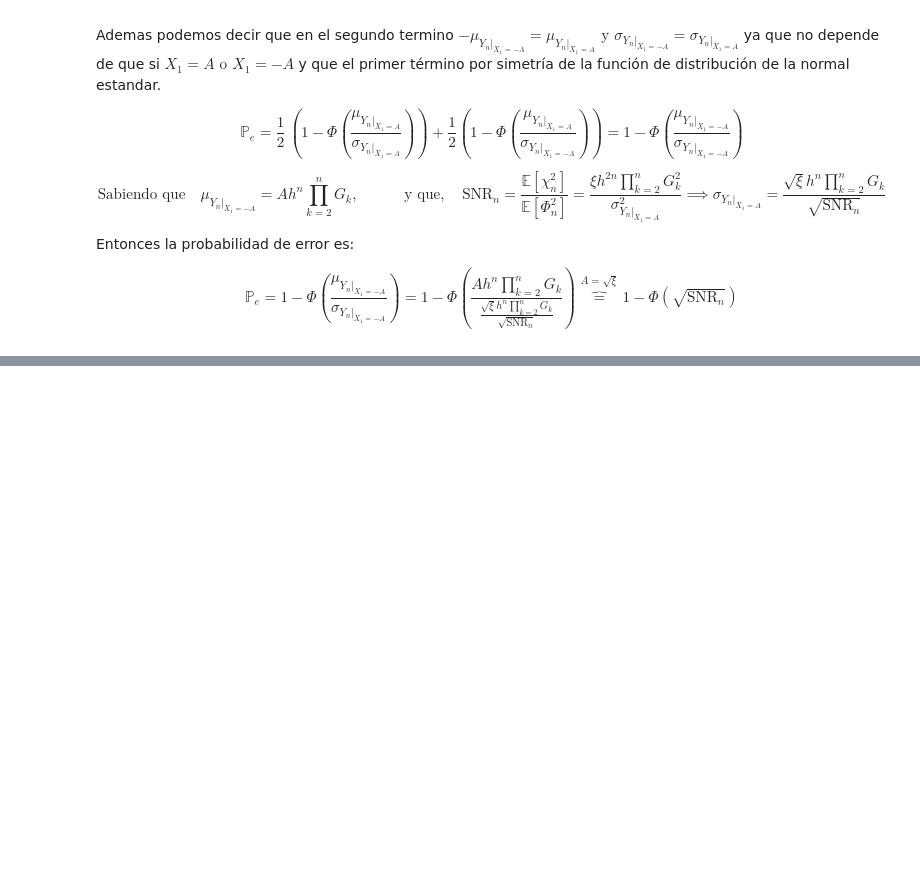
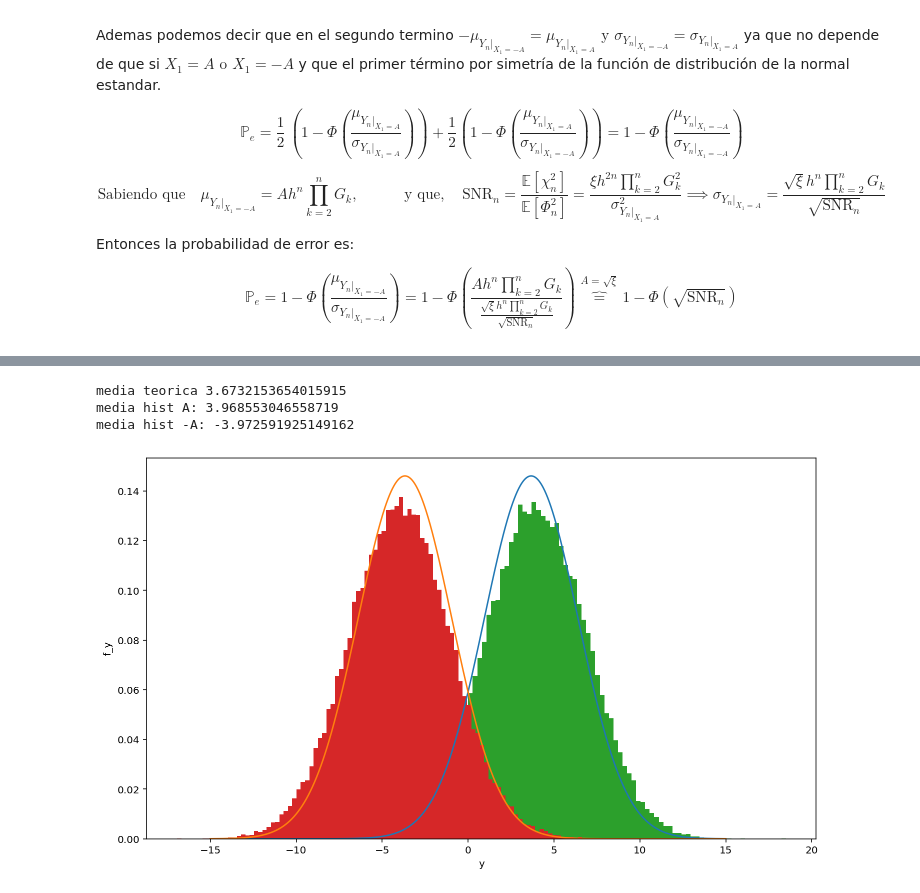
Before and after one commit to frossi-fiuba/tps_estoca, a Jupyter notebook: tp1/tp1_demarco_mendoza_rossi.ipynb, the cells around one changed output, grey strips where cells are left out. Drawn from its saved outputs; the diff is of its cells as text; code cells hidden in the pictures; blank space fills up the shorter version.

```diff
--- a/tp1/tp1_demarco_mendoza_rossi.ipynb
+++ b/tp1/tp1_demarco_mendoza_rossi.ipynb
@@ -451,0 +380,60 @@ plt.ylim(10e-7,1)
+# %%
+h = 0.9
+var_ruido = 1
+#A = 19.95262315*var_ruido/h
+A_nuevo = A[8]
+SNR = SNR1[8]
+#SNR = (A_nuevo**2 * h**2)/var_ruido
+n = 9
+
+mu=A_nuevo*h*(SNR/(1+SNR))**((n-1)/2)
+print('media teorica',mu)
+sigma = np.sqrt(var_ruido**2 * (1+SNR)*(1-(SNR/(1+SNR))**n))
+
+samples = int(1e3)
+y = np.linspace(-15,15, samples)
+#aux = np.linspace(-10,10,100000)
+
+#y = np.linspace(norm.ppf(0.01), norm.ppf(0.99), 100)
+#y_m = np.linspace(norm.ppf(0.01), norm.ppf(0.99), 100)
+
+f_Y_A = sc.stats.norm.pdf(y, loc=mu, scale=sigma)
+f_Y_m_A= sc.stats.norm.pdf(y, loc=(-mu), scale=sigma)
+
+plt.figure()
+#plt.plot(y,1/(sigma*np.sqrt(2*np.pi))*np.exp(-(y-mu)**2/(2*sigma**2)))
+#plt.plot(y_m,1/(sigma*np.sqrt(2*np.pi))*np.exp(-(y_m+mu)**2/(2*sigma**2)))
+
+
+plt.plot(y,f_Y_A)
+plt.plot(y,f_Y_m_A)
+
+salida_analog, salida_analog_pre_receptor = sistema(X[8], n, media_ruido, var_ruido, N, h, G[8], 'analogico',A[8])
+
+salida_apr_A = []
+salida_apr_m_A = []
+
+for i in range(len(salida_analog_pre_receptor)):
+    if X[8][i] < 0:
+        salida_apr_m_A.append(salida_analog_pre_receptor[i])
+    else:
+        salida_apr_A.append(salida_analog_pre_receptor[i])
+
+salida_analog_pre_receptor_A = np.array(salida_apr_A)
+salida_analo_pre_receptor_m_A = np.array(salida_apr_m_A)
+
+n, binsA, patches = plt.hist(salida_analog_pre_receptor_A,100,density="True")
+n, binsmA, patches = plt.hist(salida_analo_pre_receptor_m_A,100,density="True")
+
+print('media hist A:',np.mean(salida_apr_A))
+print('media hist -A:',np.mean(salida_apr_m_A))
+
+plt.xlabel('y')
+plt.ylabel('f_y')
+#plt.title('Histograma VA Normal(mu=%0.2f,sigma=%0.2f)'%(mu,sigma))
+plt.show()
+# %% [output]
+media teorica 3.6732153654015915
+media hist A: 3.968553046558719
+media hist -A: -3.972591925149162
+[figure, added]
```
Also changed, not shown: parts of 7 cells of this notebook.
